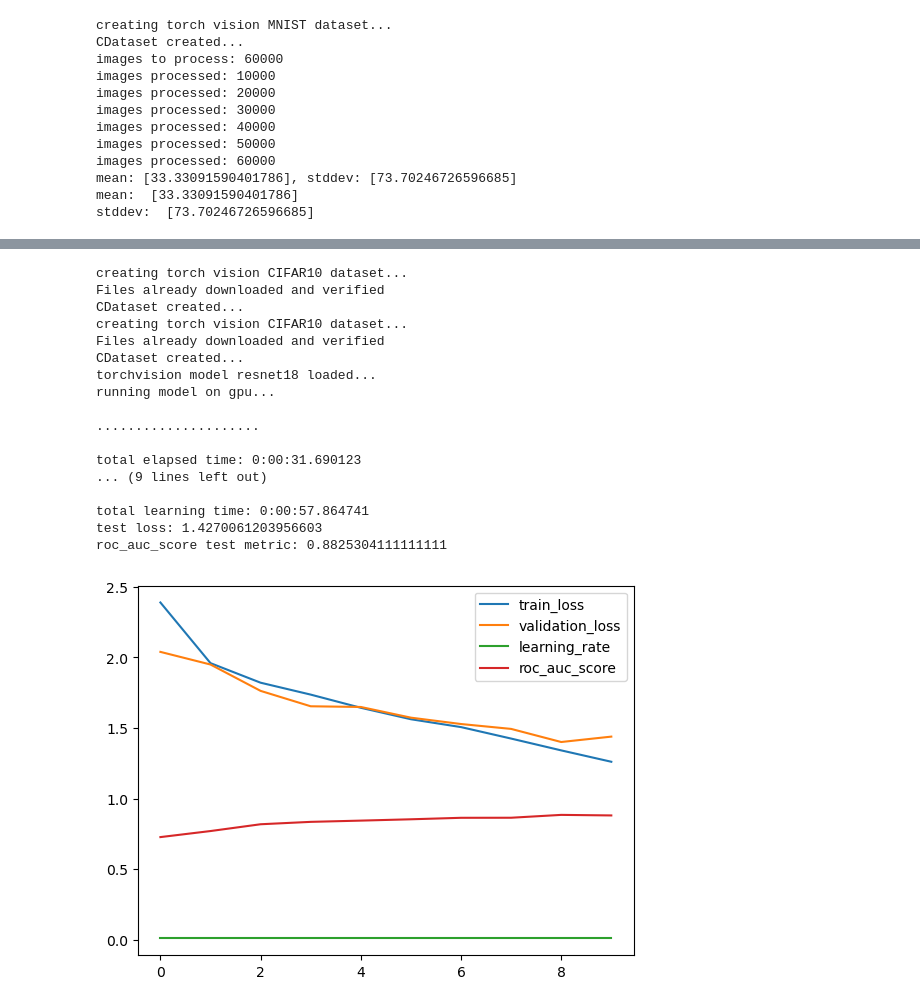
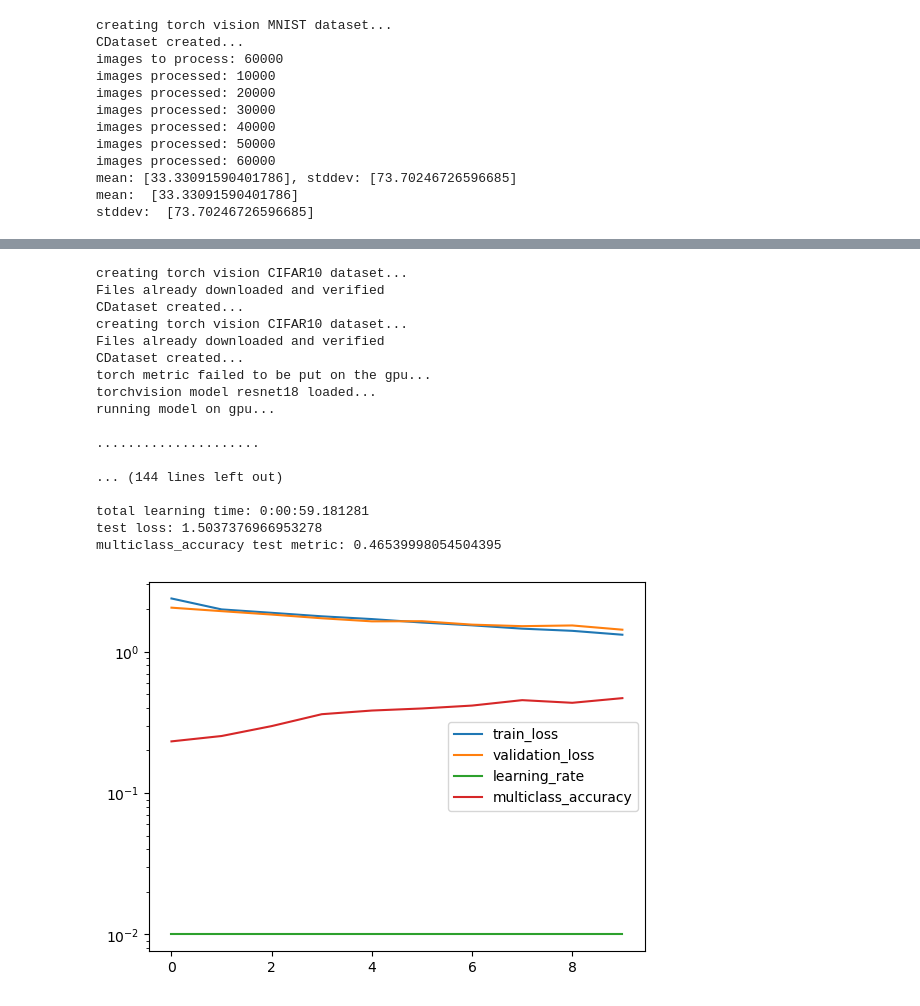
Before and after one commit to icanswim/cosmosis, a Jupyter notebook: experiment.ipynb, the cells around one changed output, grey strips where cells are left out. Cells and saved outputs as stored; diff of their text form; code cells hidden in the pictures.

```diff
--- a/experiment.ipynb
+++ b/experiment.ipynb
@@ -563,10 +530,10 @@ ds_param={'train_param': {'dataset': 'CIFAR10',
                                        'target_transform': None,
                                        'download': True}}}
 
-metrics_param = {'report_interval': 30,
-                 'metric_name': 'roc_auc_score',
-                 'metric_param': {'average': 'macro',
-                                  'multi_class': 'ovr'}}
+metrics_param = {'report_interval': 60,
+                 'log_plot': True,
+                 'metric_name': 'multiclass_accuracy', #torcheval
+                 'metric_param': {'num_classes': 10}}
 
 opt_param = {'lr': 0.01}
 
@@ -574,39 +541,39 @@ crit_param = {'reduction': 'sum'}
 
 sample_param = {'set_seed': 88,
                 'splits': (.8,),
                 'subset': .1}
 
 sched_param = {'factor': .5,
                'patience': 1,
                'cooldown': 1}
 
 learn = Learn([TVDS,TVDS],
               tv_model,
               Selector,
               Optimizer=Adam, Scheduler=ReduceLROnPlateau, Criterion=CrossEntropyLoss,
               model_param=model_param, ds_param=ds_param, sample_param=sample_param,
               opt_param=opt_param, sched_param=sched_param, crit_param=crit_param,
               metrics_param=metrics_param,
               batch_size=16, epochs=10)
 # %% [output]
 creating torch vision CIFAR10 dataset...
 Files already downloaded and verified
 CDataset created...
 creating torch vision CIFAR10 dataset...
 Files already downloaded and verified
 CDataset created...
+torch metric failed to be put on the gpu...
 torchvision model resnet18 loaded...
 running model on gpu...
 
 .....................
 
-total elapsed time: 0:00:31.690123
-... (9 lines left out)
+... (144 lines left out)
 
-total learning time: 0:00:57.864741
-test loss: 1.4270061203956603
-roc_auc_score test metric: 0.8825304111111111
+total learning time: 0:00:59.181281
+test loss: 1.5037376966953278
+multiclass_accuracy test metric: 0.46539998054504395
-[figure, old version]
+[figure, new version]
 # %%
 # cosmosis torchvision dataset wrapper (TVDS) with transforms and torchvision model wrapper (tv_model)
 model_param = {'model_name': 'resnext50_32x4d',
```
Also changed, not shown: parts of 8 cells of this notebook, 1 other file.
